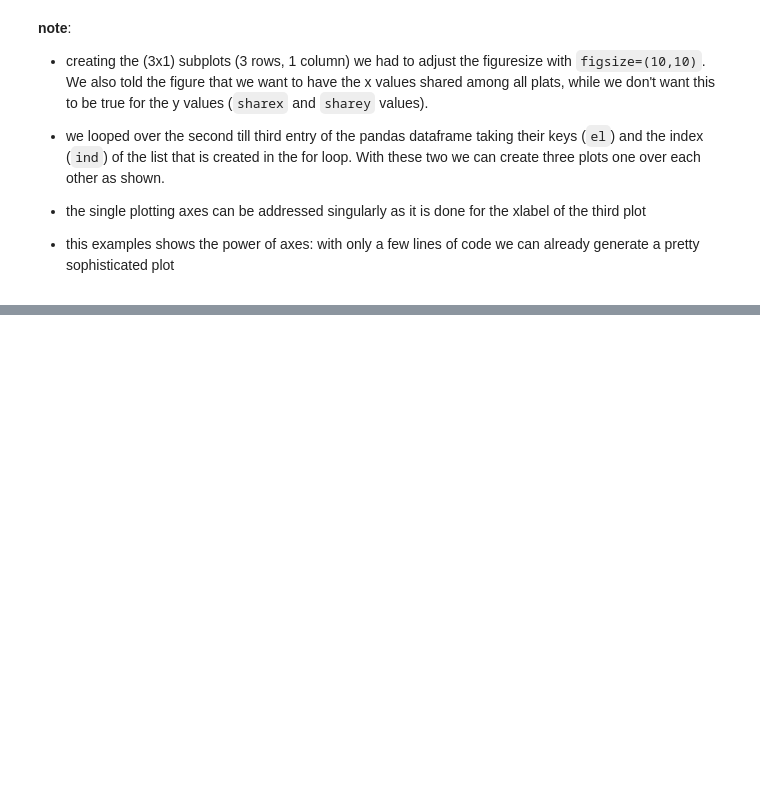
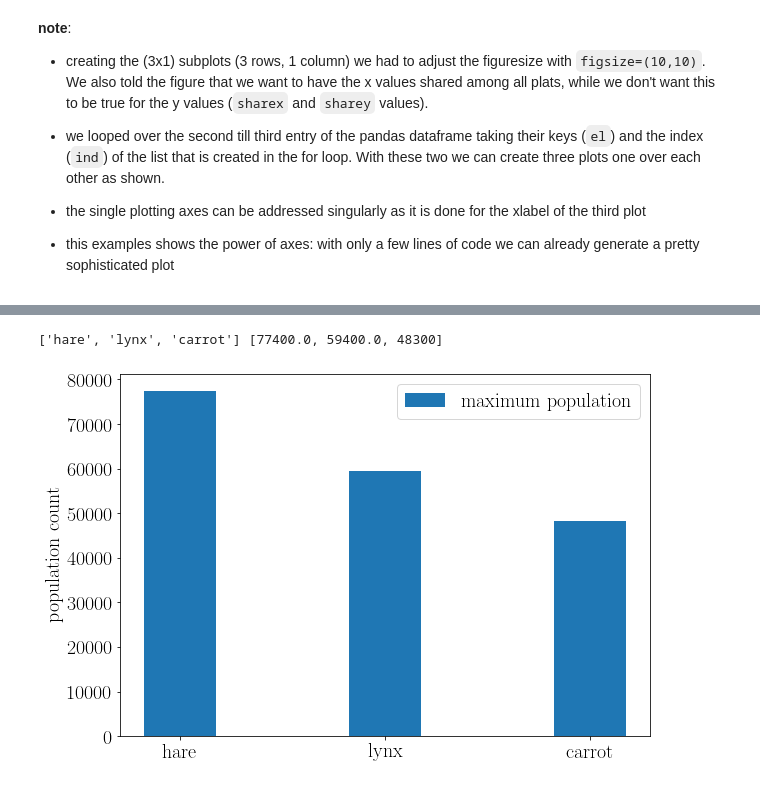
Before and after one commit to fcosi/python-data-plotting, a Jupyter notebook: Basics of Plotting.ipynb, the cells around one changed output, grey strips where cells are left out. Cells and saved outputs as stored; diff of their text form; code cells hidden in the pictures; blank space fills up the shorter version.

```diff
--- a/Basics of Plotting.ipynb
+++ b/Basics of Plotting.ipynb
@@ -174,0 +215,23 @@ __note__:
+# %%
+# use the pythonic list comprehensions for getting lists of the max populations and the names
+pop_name = [el for el in pop.keys()[1:]]
+max_pop = [max(pop[el]) for el in pop_name]
+
+x = np.arange(len(pop_name))
+
+fig, ax = plt.subplots(1,1, figsize=(9,6), tight_layout=True)
+
+width = 0.35  # the width of the bars
+
+box = ax.bar(x, max_pop, width, label="maximum population")
+
+# Add some text for labels and custom x-axis tick labels, etc.
+ax.set_ylabel("population count")
+ax.set_xticks(x)
+ax.set_xticklabels(pop_name)
+ax.legend()
+
+plt.show()
+# %% [output]
+['hare', 'lynx', 'carrot'] [77400.0, 59400.0, 48300]
+[figure, added]
```
Also changed, not shown: parts of 10 cells of this notebook, 4 other files.
